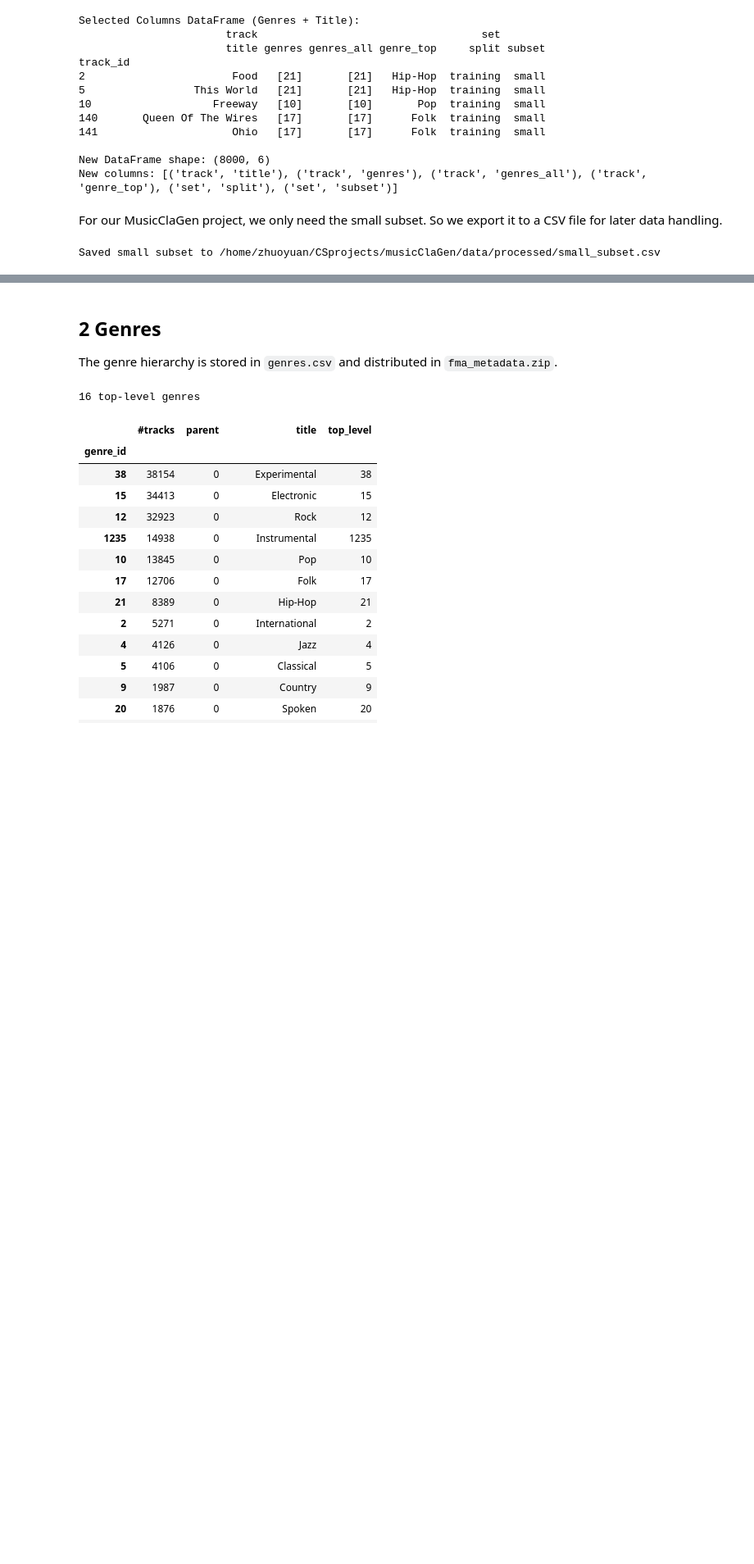
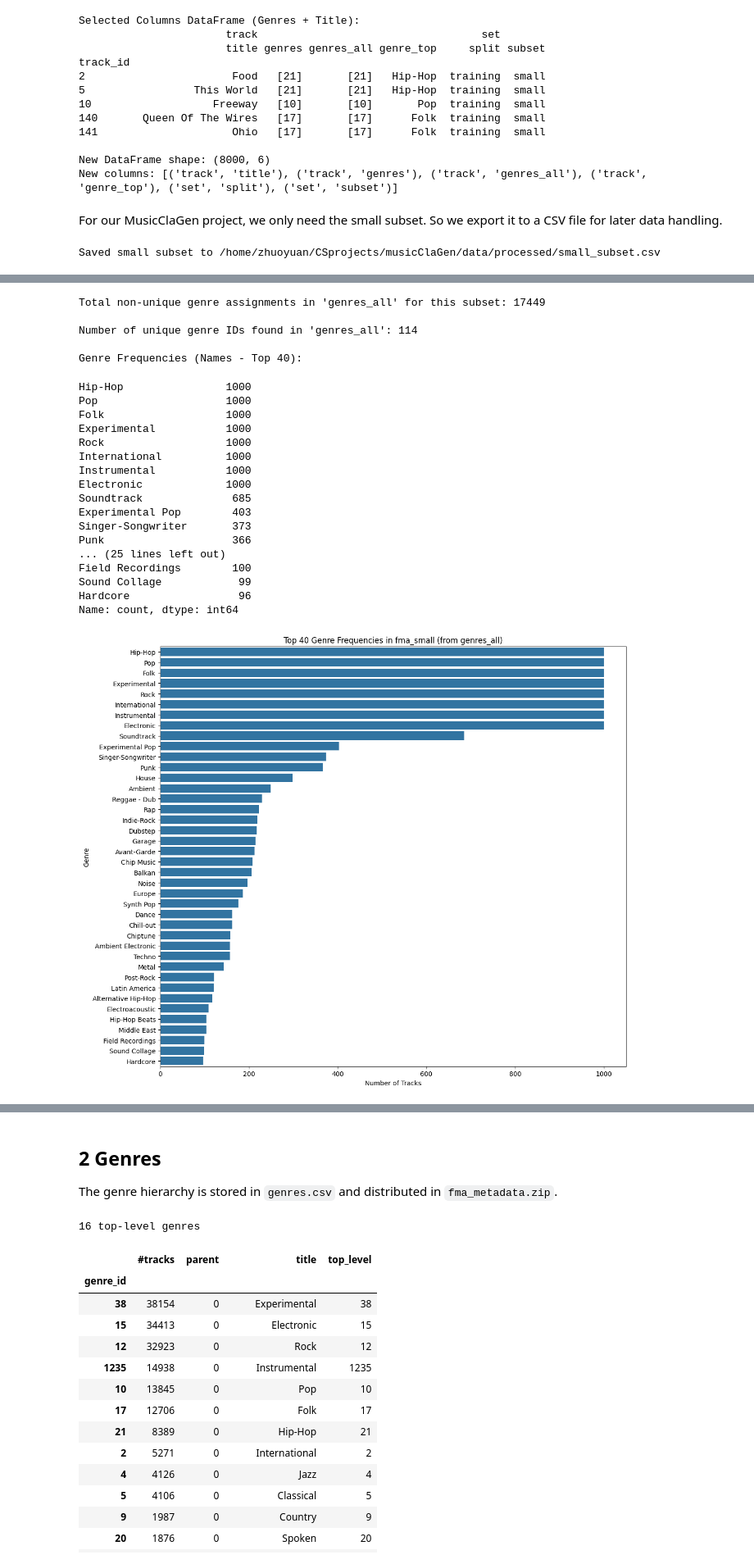
Before and after one commit to ZhuoyuanJiang/MusicClaGen, a Jupyter notebook: src/data/raw/usage.ipynb, the cells around one changed output, grey strips where cells are left out. Shown at 82% size. Drawn from its saved outputs; the diff is of its cells as text; code cells hidden in the pictures; blank space fills up the shorter version.

```diff
--- a/src/data/raw/usage.ipynb
+++ b/src/data/raw/usage.ipynb
@@ -184,0 +295,62 @@ Saved small subset to /home/zhuoyuan/CSprojects/musicClaGen/data/processed/small
+# %%
+# 1.2.3: Analyze Unique Genres and Frequencies in this Subset
+
+# Flatten the list of lists into a single list of all genre IDs present
+# 1. Start with an empty list to collect every genre ID
+all_genre_ids_in_subset = []
+
+# 2. Go through each row’s list of genre IDs
+for sublist in small_selected_genres['parsed_genres_all']:
+    #print(sublist)
+    # 3. For each individual genre ID in that row’s list
+    for gid in sublist:
+        # 4. Add it to our master list
+        all_genre_ids_in_subset.append(gid)
+
+
+print(f"Total non-unique genre assignments in 'genres_all' for this subset: {len(all_genre_ids_in_subset)}")
+
+# Calculate frequencies of genre IDs
+genre_id_frequencies = pd.Series(all_genre_ids_in_subset).value_counts()
+
+# Map index (genre_id) to names for better readability
+genre_name_frequencies = genre_id_frequencies.copy()
+genre_name_frequencies.index = genre_name_frequencies.index.map(lambda gid: genre_id_to_name.get(gid, f'Unknown ID: {gid}'))
+
+print(f"\nNumber of unique genre IDs found in 'genres_all': {len(genre_id_frequencies)}")
+
+print("\nGenre Frequencies (Names - Top 40):")
+display(genre_name_frequencies.head(40))
+
+# --- Visualization ---
+plt.figure(figsize=(12, 10)) # Adjusted size for potentially more genres
+sns.barplot(x=genre_name_frequencies.head(40).values, y=genre_name_frequencies.head(40).index)
+plt.title('Top 40 Genre Frequencies in fma_small (from genres_all)')
+plt.xlabel('Number of Tracks')
+plt.ylabel('Genre')
+plt.tight_layout()
+plt.show()
+# %% [output]
+Total non-unique genre assignments in 'genres_all' for this subset: 17449
+
+Number of unique genre IDs found in 'genres_all': 114
+
+Genre Frequencies (Names - Top 40):
+Hip-Hop                1000
+Pop                    1000
+Folk                   1000
+Experimental           1000
+Rock                   1000
+International          1000
+Instrumental           1000
+Electronic             1000
+Soundtrack              685
+Experimental Pop        403
+Singer-Songwriter       373
+Punk                    366
+... (25 lines left out)
+Field Recordings        100
+Sound Collage            99
+Hardcore                 96
+Name: count, dtype: int64
+[figure, added]
```
Also changed, not shown: parts of 13 cells of this notebook.
